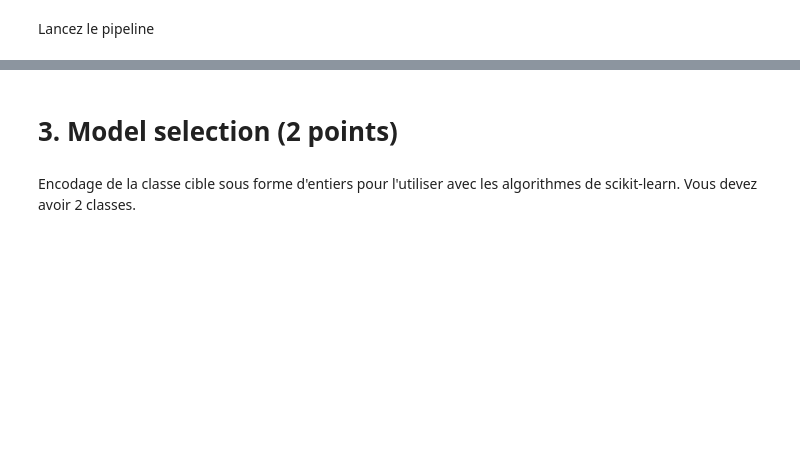
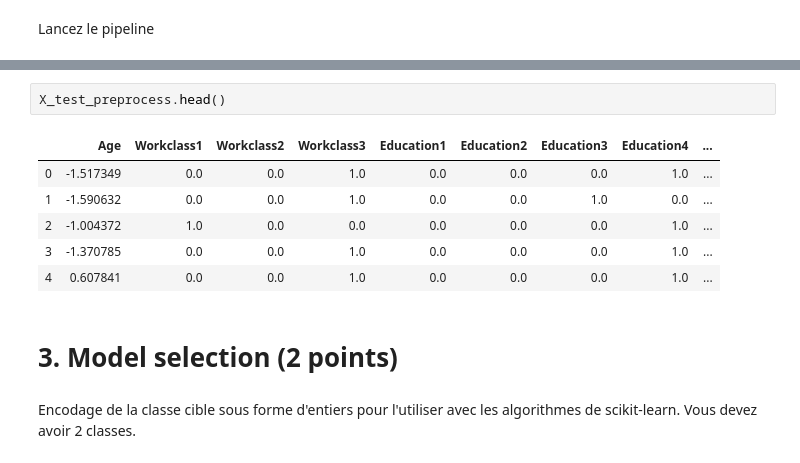
Before and after one commit to MAliElakhrass/INF8215, a Jupyter notebook: TP3/TP3_El-Asmar_Elakhrass_Hasrouni.ipynb, the cells around one changed output, grey strips where cells are left out. Saved outputs shown, nothing was run; the diff lists cells and outputs as text; blank space fills up the shorter version.

```diff
--- a/TP3/TP3_INF8215.ipynb
+++ b/TP3/TP3_El-Asmar_Elakhrass_Hasrouni.ipynb
@@ -698,3 +831,12 @@ X_test_preprocess = pd.DataFrame(full_pipeline.fit_transform(X_test), columns=co
+# %%
+X_test_preprocess.head()
+# %% [output]
+|  | Age | Workclass1 | Workclass2 | Workclass3 | Education1 | Education2 | Education3 | Education4 | ... |
+| 0 | -1.517349 | 0.0 | 0.0 | 1.0 | 0.0 | 0.0 | 0.0 | 1.0 | ... |
+| 1 | -1.590632 | 0.0 | 0.0 | 1.0 | 0.0 | 0.0 | 1.0 | 0.0 | ... |
+| 2 | -1.004372 | 1.0 | 0.0 | 0.0 | 0.0 | 0.0 | 0.0 | 1.0 | ... |
+| 3 | -1.370785 | 0.0 | 0.0 | 1.0 | 0.0 | 0.0 | 0.0 | 1.0 | ... |
+| 4 | 0.607841 | 0.0 | 0.0 | 1.0 | 0.0 | 0.0 | 0.0 | 1.0 | ... |
 # %% [markdown]
 # 3. Model selection (2 points)
 # %% [markdown]
```
Also changed, not shown: parts of 33 cells of this notebook, 4 other files.
